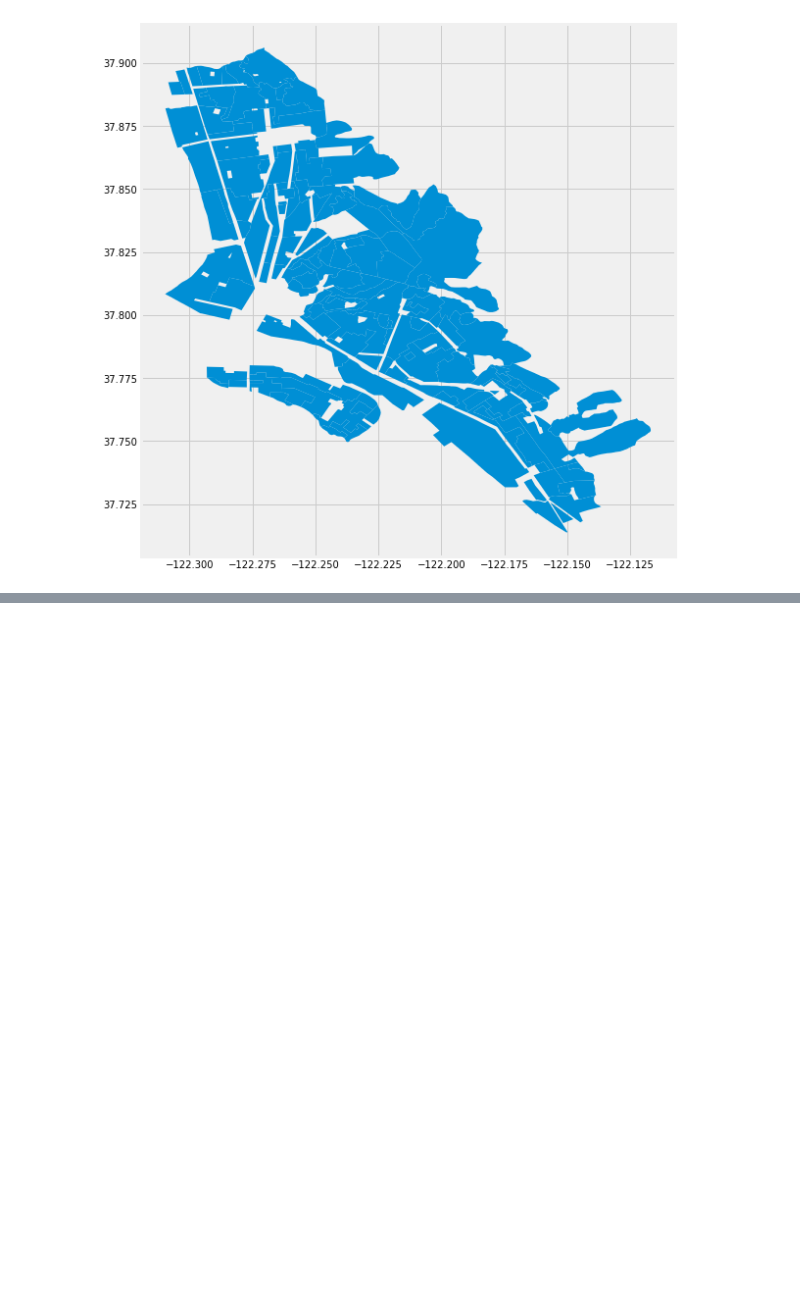
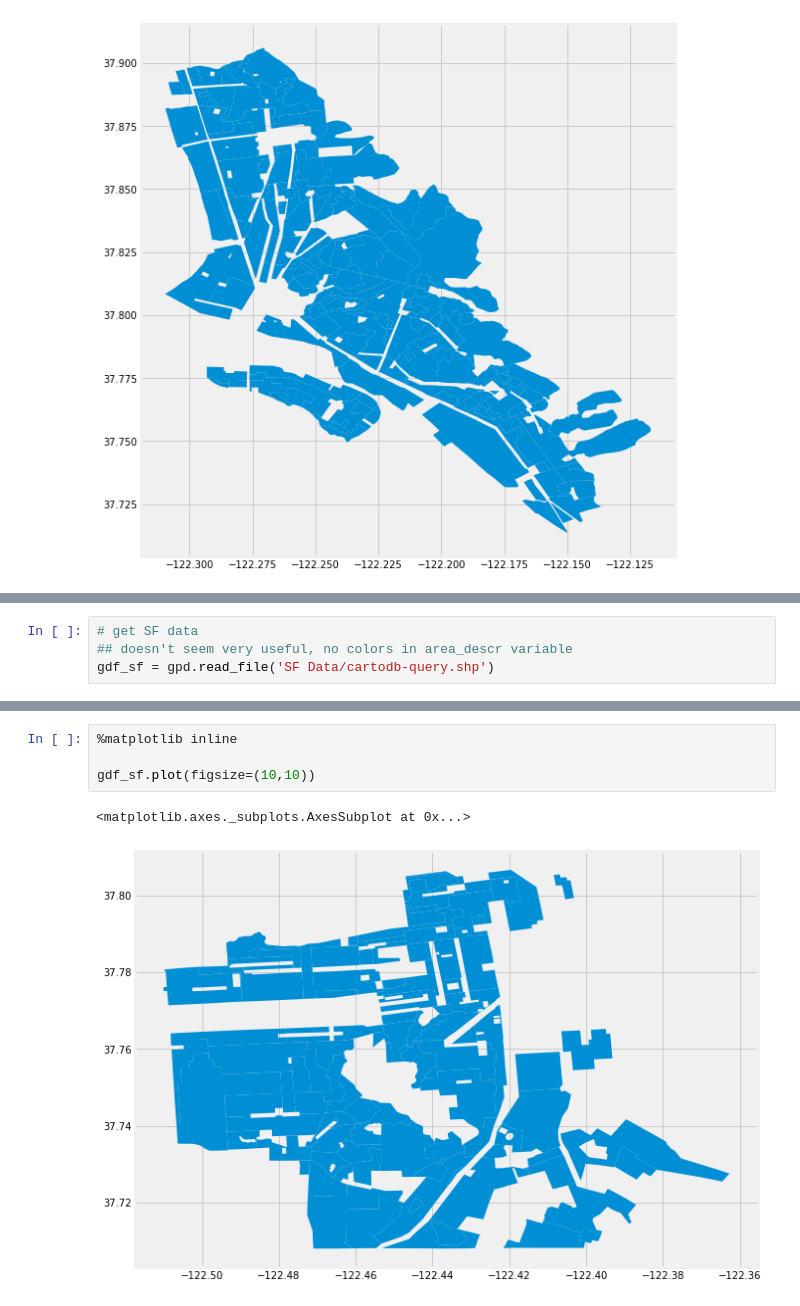
Before and after one commit to ds-modules/CP-113B, a Jupyter notebook: Rucha/CP113B-Rucha-Copy1.ipynb, the cells around one changed output, grey strips where cells are left out. Drawn from its saved outputs; the diff is of its cells as text; blank space fills up the shorter version.

Commit message:
looked at SF data, it is useless

```diff
--- a/Rucha/CP113B-Rucha-Copy1.ipynb
+++ b/Rucha/CP113B-Rucha-Copy1.ipynb
@@ -113,0 +125,4 @@ gdf#['area_descr']
+# %%
+# get SF data
+## doesn't seem very useful, no colors in area_descr variable
+gdf_sf = gpd.read_file('SF Data/cartodb-query.shp')
@@ -113,0 +149,7 @@ gdf#['area_descr']
+# %%
+%matplotlib inline
+
+gdf_sf.plot(figsize=(10,10))
+# %% [output]
+<matplotlib.axes._subplots.AxesSubplot at 0x...>
+[figure, added]
```
Also changed, not shown: parts of 6 cells of this notebook, 7 other files.
